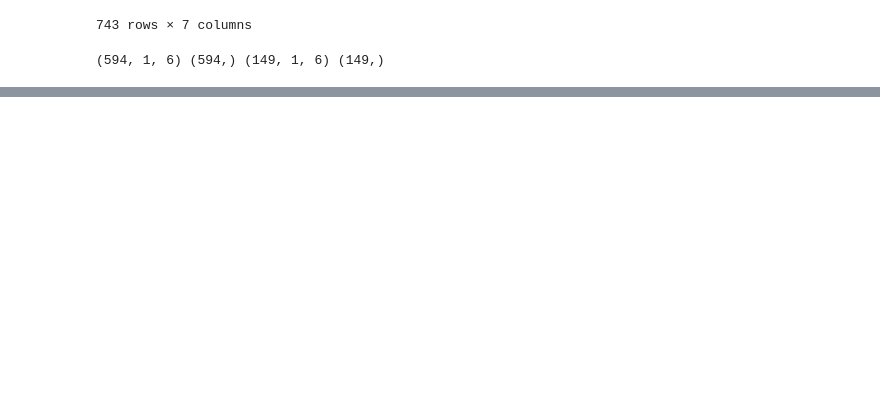
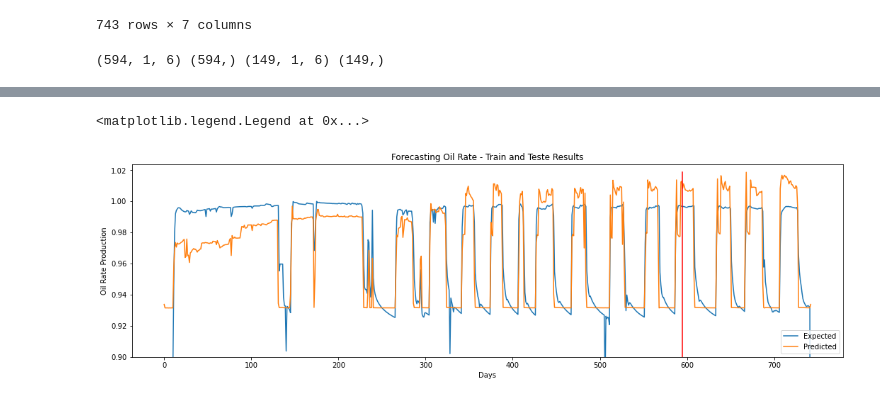
Before and after one commit to DboechatM/Oil-and-Gas-IA-Aplications, a Jupyter notebook: LSTM_MISO.ipynb, the cells around one changed output, grey strips where cells are left out. Cells and saved outputs as stored; diff of their text form; code cells hidden in the pictures; blank space fills up the shorter version.

```diff
--- a/LSTM_MISO.ipynb
+++ b/LSTM_MISO.ipynb
@@ -380,0 +347,23 @@ plt.legend(loc ='lower right')
+# %%
+x_axis = np.arange(0, data.shape[0])
+y_plot = np.linspace(0,y_pred_test.max(), num = data.shape[0])
+x_plot = list(map(lambda x: train_index+1, x_axis))
+
+y_pred_train = model2.predict(train_X)
+
+predictions = np.concatenate((y_pred_train, y_pred_test), axis=0)
+
+fig = plt.figure(figsize=(18, 5))
+plt.plot(x_axis, df_normalized.iloc[:,0], label='Expected')
+plt.plot(x_axis, predictions, label='Predicted')
+plt.title('Forecasting Oil Rate - Train and Teste Results')
+plt.ylabel('Oil Rate Production')
+plt.xlabel('Days')
+
+plt.ylim(0.9,y_pred_test.max()*1.005)
+
+plt.plot(x_plot, y_plot, 'r', linestyle='-')
+plt.legend(loc ='lower right')
+# %% [output]
+<matplotlib.legend.Legend at 0x...>
+[figure, added]
```
Also changed, not shown: parts of 22 cells of this notebook.
